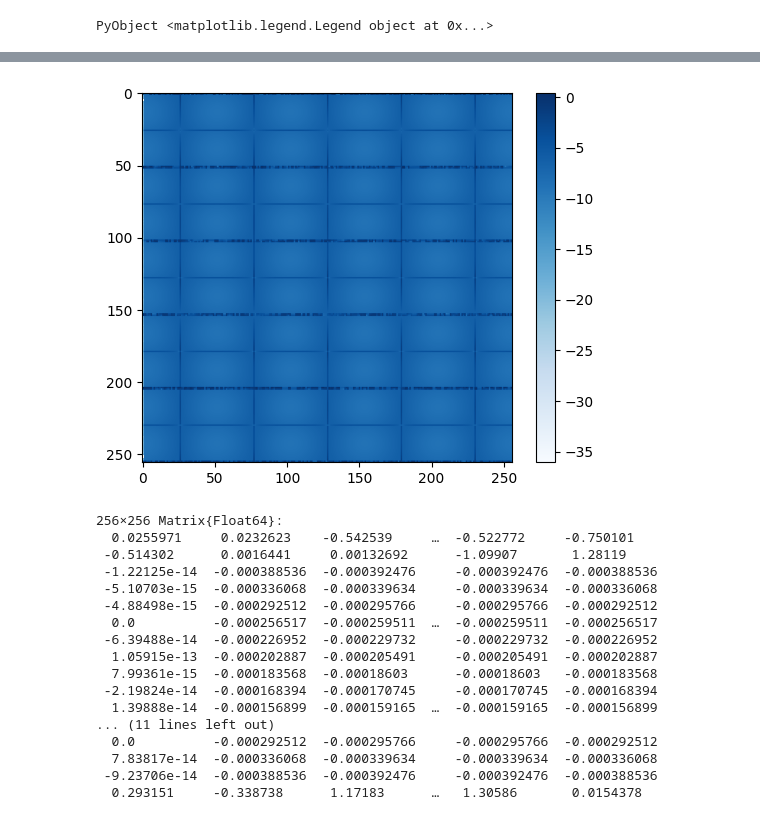
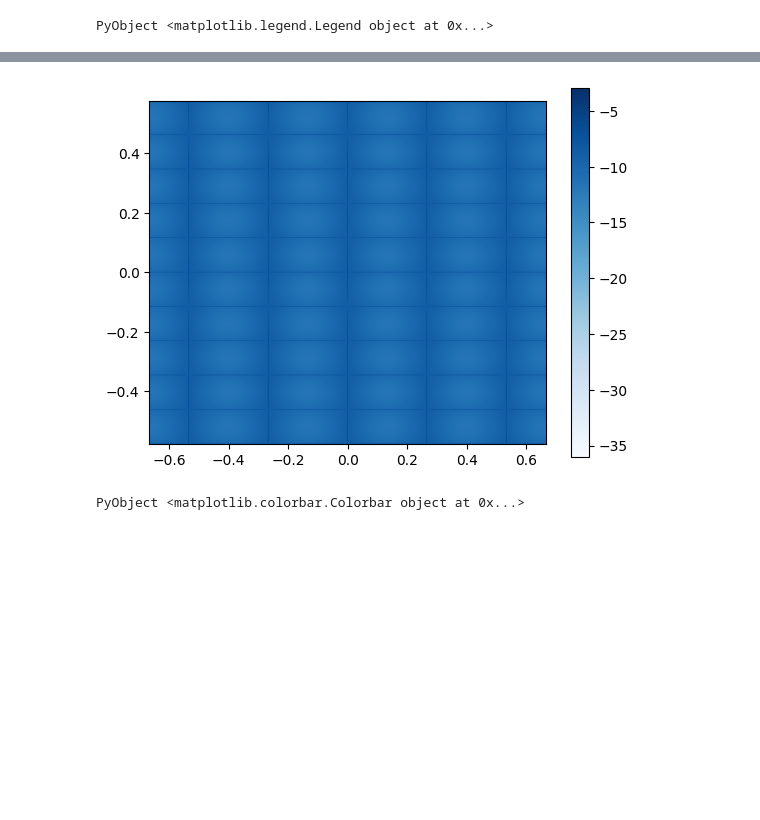
Before and after one commit to tensor4all/QuanticsTCI.jl, a Jupyter notebook: example/chern/chern.ipynb, the cells around one changed output, grey strips where cells are left out. Saved outputs shown, nothing was run; the diff lists cells and outputs as text; code cells hidden in the pictures; blank space fills up the shorter version.

```diff
--- a/example/chern/chern.ipynb
+++ b/example/chern/chern.ipynb
@@ -221,5 +249,5 @@ PyObject Text(337.03156565656565, 0.5, '$\\Im\\langle x_i | v_{10} \\rangle$')
 # %%
-nquantics = 8
+nquantics = 10
 ndiscretization = 2^nquantics
 
 BZedgex = pi / 1.5
@@ -227,11 +255,13 @@ kxvals = range(-BZedgex, BZedgex; length=ndiscretization)
 BZedgey = pi / sqrt(3)
 kyvals = range(-BZedgey, BZedgey; length=ndiscretization)
 
+ϵ = [BZedgex, BZedgey] ./ ndiscretization
+
 Hcached = TCI.CachedFunction{Array{Int},Matrix{ComplexF64}}(
-    kindex -> get_H(q, lambdaSO, [kxvals[kindex[1]], kyvals[kindex[2]]], lattice)[:, 1, :, 1]
+    kindex -> get_H(q, lambdaSO, [kxvals[kindex[1]], kyvals[kindex[2]]] .+ ϵ, lattice)[:, 1, :, 1]
 )
 
 H = [Hcached([kxi, kyi]) for kxi in 1:ndiscretization, kyi in 1:ndiscretization]
 A = berrycurvature_dets(H, n)
-imshow(A, cmap="Blues") |> colorbar
+imshow(A, cmap="Blues", extent=([-BZedgex, BZedgex, -BZedgey, BZedgey] ./ pi)) |> colorbar
 # %% [output]
@@ -239,26 +269,10 @@ imshow(A, cmap="Blues") |> colorbar
 PyObject <matplotlib.colorbar.Colorbar object at 0x...>
 # %%
-imshow(log.(abs.(A)), cmap="Blues") |> colorbar
-A
+fig, ax = subplots()
+ax.imshow(log.(abs.(A)), cmap="Blues", extent=([-BZedgex, BZedgex, -BZedgey, BZedgey] ./ pi)) |> colorbar
 # %% [output]
-[figure, old version]
+[figure, new version]
-256×256 Matrix{Float64}:
-  0.0255971     0.0232623    -0.542539     …  -0.522772     -0.750101
- -0.514302      0.0016441     0.00132692      -1.09907       1.28119
- -1.22125e-14  -0.000388536  -0.000392476     -0.000392476  -0.000388536
- -5.10703e-15  -0.000336068  -0.000339634     -0.000339634  -0.000336068
- -4.88498e-15  -0.000292512  -0.000295766     -0.000295766  -0.000292512
-  0.0          -0.000256517  -0.000259511  …  -0.000259511  -0.000256517
- -6.39488e-14  -0.000226952  -0.000229732     -0.000229732  -0.000226952
-  1.05915e-13  -0.000202887  -0.000205491     -0.000205491  -0.000202887
-  7.99361e-15  -0.000183568  -0.00018603      -0.00018603   -0.000183568
- -2.19824e-14  -0.000168394  -0.000170745     -0.000170745  -0.000168394
-  1.39888e-14  -0.000156899  -0.000159165  …  -0.000159165  -0.000156899
-... (11 lines left out)
-  0.0          -0.000292512  -0.000295766     -0.000295766  -0.000292512
-  7.83817e-14  -0.000336068  -0.000339634     -0.000339634  -0.000336068
- -9.23706e-14  -0.000388536  -0.000392476     -0.000392476  -0.000388536
-  0.293151     -0.338738      1.17183      …   1.30586       0.0154378
+PyObject <matplotlib.colorbar.Colorbar object at 0x...>
 # %%
 imshow(sign.(A), cmap="Blues")
 # %% [output]
```
Also changed, not shown: parts of 24 cells of this notebook, 2 other files.
